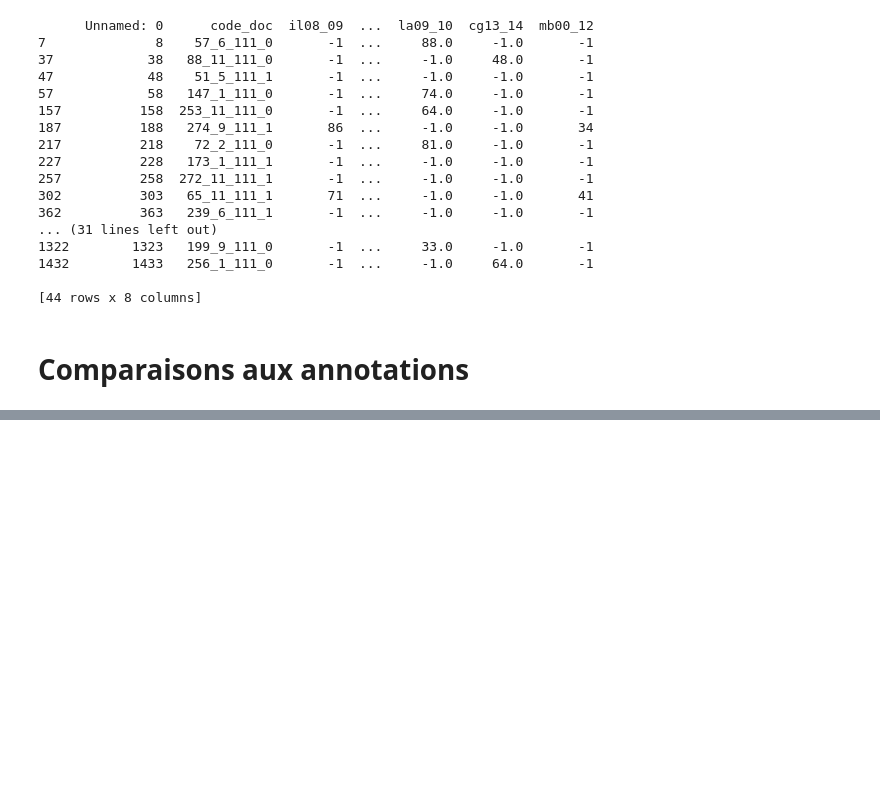
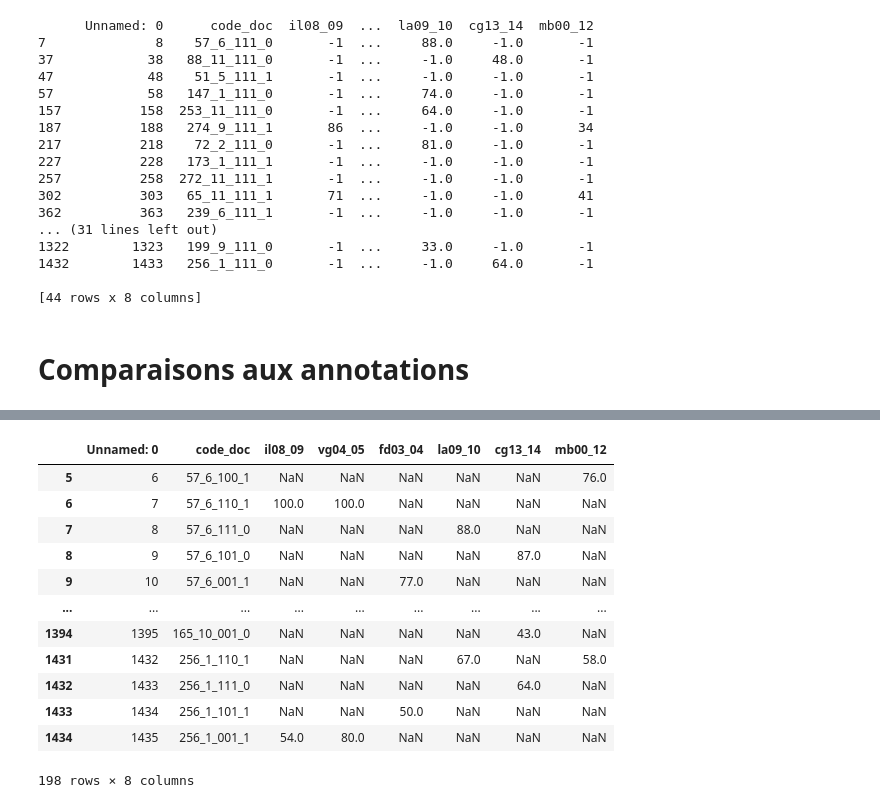
Before and after one commit to vincentnam/Project-Archean, a Jupyter notebook: ChallengeM2SID_2019.ipynb, the cells around one changed output, grey strips where cells are left out. Cells and saved outputs as stored; diff of their text form; code cells hidden in the pictures; blank space fills up the shorter version.

```diff
--- a/ChallengeM2SID_2019.ipynb
+++ b/ChallengeM2SID_2019.ipynb
@@ -234,0 +308,8 @@ ret_max_docid("101", only_commented)
+# %%
+
+
+from sklearn.impute import SimpleImputer
+imputer = SimpleImputer(missing_values=np.nan, strategy="mean")
+only_commented_nan = only_commented.replace(-1,np.nan)
+imputer.fit(only_commented_nan[csv_file_nan.columns[2:]])
+coucou = imputer.transform(only_commented_nan[csv_file_nan.columns[2:]])
@@ -234,0 +347,16 @@ ret_max_docid("101", only_commented)
+# %%
+only_commented_nan
+# %% [output]
+|  | Unnamed: 0 | code_doc | il08_09 | vg04_05 | fd03_04 | la09_10 | cg13_14 | mb00_12 |
+| 5 | 6 | 57_6_100_1 | NaN | NaN | NaN | NaN | NaN | 76.0 |
+| 6 | 7 | 57_6_110_1 | 100.0 | 100.0 | NaN | NaN | NaN | NaN |
+| 7 | 8 | 57_6_111_0 | NaN | NaN | NaN | 88.0 | NaN | NaN |
+| 8 | 9 | 57_6_101_0 | NaN | NaN | NaN | NaN | 87.0 | NaN |
+| 9 | 10 | 57_6_001_1 | NaN | NaN | 77.0 | NaN | NaN | NaN |
+| ... | ... | ... | ... | ... | ... | ... | ... | ... |
+| 1394 | 1395 | 165_10_001_0 | NaN | NaN | NaN | NaN | 43.0 | NaN |
+| 1431 | 1432 | 256_1_110_1 | NaN | NaN | NaN | 67.0 | NaN | 58.0 |
+| 1432 | 1433 | 256_1_111_0 | NaN | NaN | NaN | NaN | 64.0 | NaN |
+| 1433 | 1434 | 256_1_101_1 | NaN | NaN | 50.0 | NaN | NaN | NaN |
+| 1434 | 1435 | 256_1_001_1 | 54.0 | 80.0 | NaN | NaN | NaN | NaN |
+198 rows × 8 columns
```
Also changed, not shown: parts of 15 cells of this notebook.
